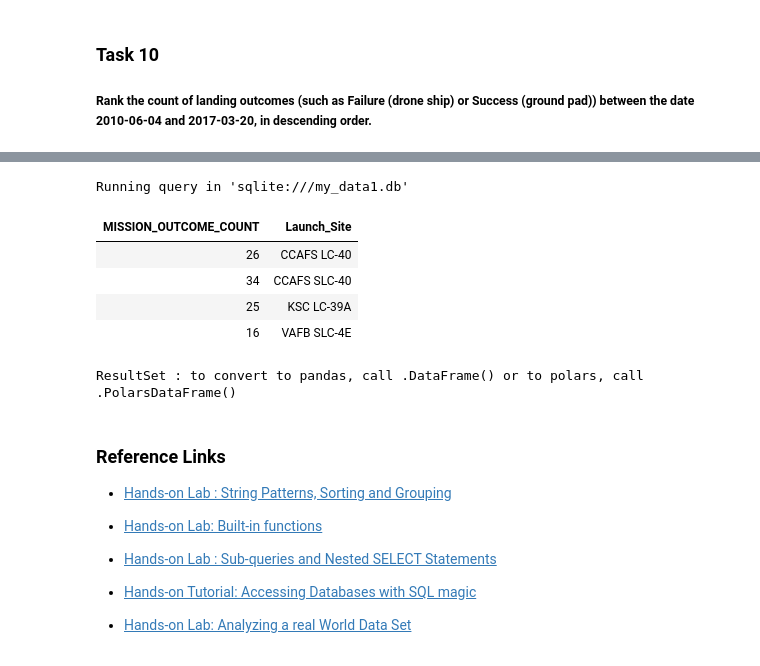
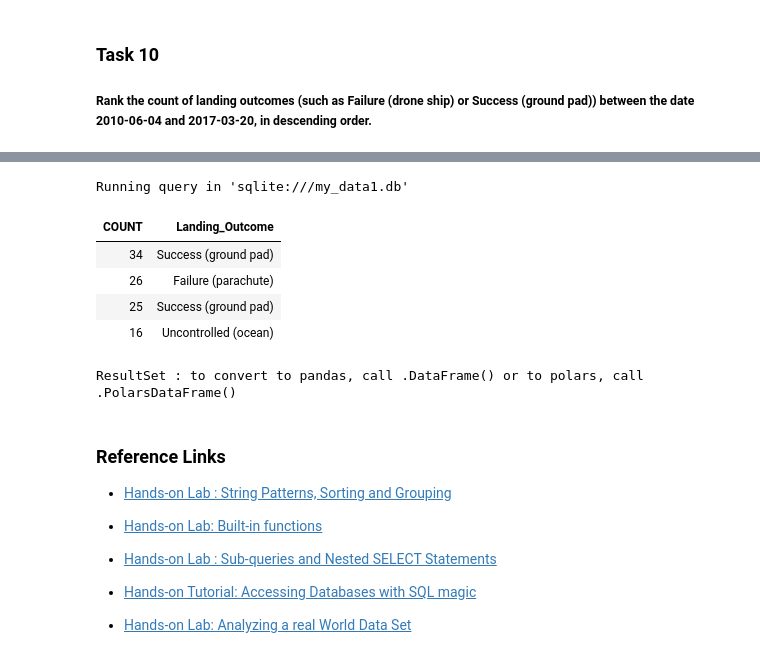
Before and after one commit to FWJK1/CapPrj_1, a Jupyter notebook: jupyter-labs-eda-sql-coursera_sqllite.ipynb, the cells around one changed output, grey strips where cells are left out. Cells and saved outputs as stored; diff of their text form; code cells hidden in the pictures.

```diff
--- a/jupyter-labs-eda-sql-coursera_sqllite.ipynb
+++ b/jupyter-labs-eda-sql-coursera_sqllite.ipynb
@@ -305,14 +304,14 @@ ResultSet : to convert to pandas, call .DataFrame() or to polars, call .PolarsDa
 # %%
 %%sql
 
-select  count("Mission_Outcome") as MISSION_OUTCOME_COUNT,Launch_Site  from SPACEXTBL group by "Launch_Site";
+select  count("Landing_Outcome") as COUNT, Landing_Outcome from SPACEXTBL group by "Launch_Site" ORDER BY COUNT DESC
 # %% [output]
 Running query in 'sqlite:///my_data1.db'
-| MISSION_OUTCOME_COUNT | Launch_Site |
-| 26 | CCAFS LC-40 |
-| 34 | CCAFS SLC-40 |
-| 25 | KSC LC-39A |
-| 16 | VAFB SLC-4E |
+| COUNT | Landing_Outcome |
+| 34 | Success (ground pad) |
+| 26 | Failure (parachute) |
+| 25 | Success (ground pad) |
+| 16 | Uncontrolled (ocean) |
 ResultSet : to convert to pandas, call .DataFrame() or to polars, call .PolarsDataFrame()
 # %% [markdown]
 ### Reference Links
```
Also changed, not shown: parts of 5 cells of this notebook, 10 other files.
